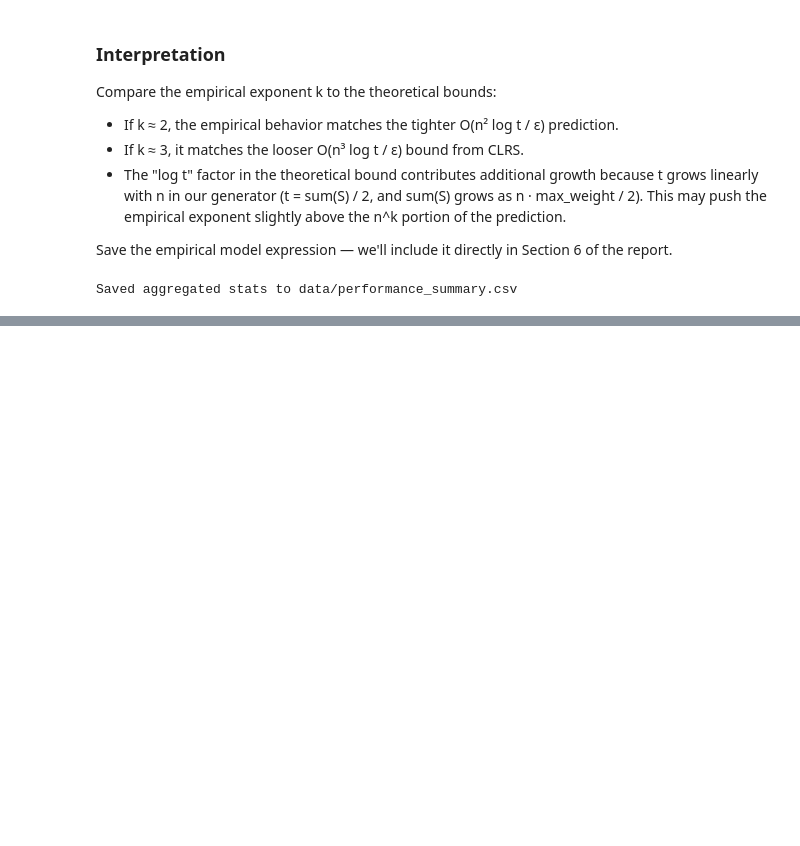
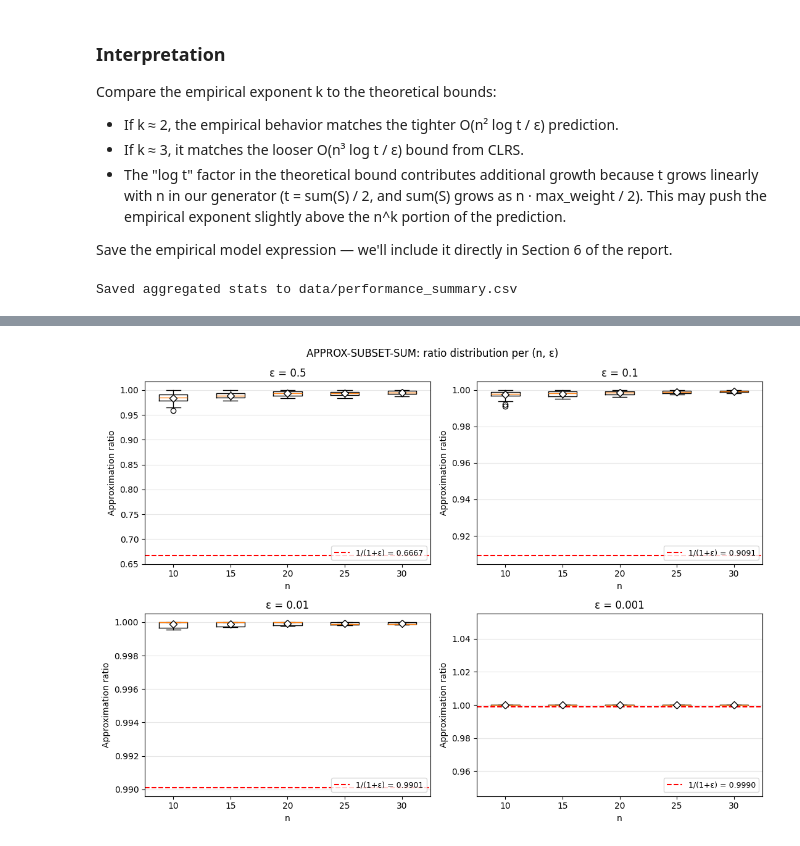
Before and after one commit to fatih-sarioglu/subset-sum-killer, a Jupyter notebook: Run_Algorithms.ipynb, the cells around one changed output, grey strips where cells are left out. Cells and saved outputs as stored; diff of their text form; code cells hidden in the pictures; blank space fills up the shorter version.

```diff
--- a/Run_Algorithms.ipynb
+++ b/Run_Algorithms.ipynb
@@ -400,0 +633,34 @@ Saved aggregated stats to data/performance_summary.csv
+# %%
+eps_sorted = sorted(df["epsilon"].unique(), reverse=True)
+n_sorted = sorted(df["n"].unique())
+
+fig, axes = plt.subplots(2, 2, figsize=(11, 8))
+axes = axes.flatten()
+
+for ax, eps in zip(axes, eps_sorted):
+    sub = df[df["epsilon"] == eps]
+    data_by_n = [sub[sub["n"] == n]["ratio"].values for n in n_sorted]
+    ax.boxplot(
+        data_by_n,
+        positions=range(len(n_sorted)),
+        widths=0.5,
+        showmeans=True,
+        meanprops={"marker": "D", "markerfacecolor": "white", "markeredgecolor": "black"},
+    )
+    bound = 1.0 / (1.0 + eps)
+    ax.axhline(bound, color="red", linestyle="--",
+               label=f"1/(1+ε) = {bound:.4f}")
+    ax.set_xticks(range(len(n_sorted)))
+    ax.set_xticklabels(n_sorted)
+    ax.set_xlabel("n")
+    ax.set_ylabel("Approximation ratio")
+    ax.set_title(f"ε = {eps}")
+    ax.grid(True, axis="y", alpha=0.3)
+    ax.legend(loc="lower right", fontsize=9)
+
+fig.suptitle("APPROX-SUBSET-SUM: ratio distribution per (n, ε)")
+plt.tight_layout()
+plt.savefig("data/quality_boxplots.png", dpi=150, bbox_inches="tight")
+plt.show()
+# %% [output]
+[figure, added]
```
Also changed, not shown: parts of 13 cells of this notebook, 6 other files.
